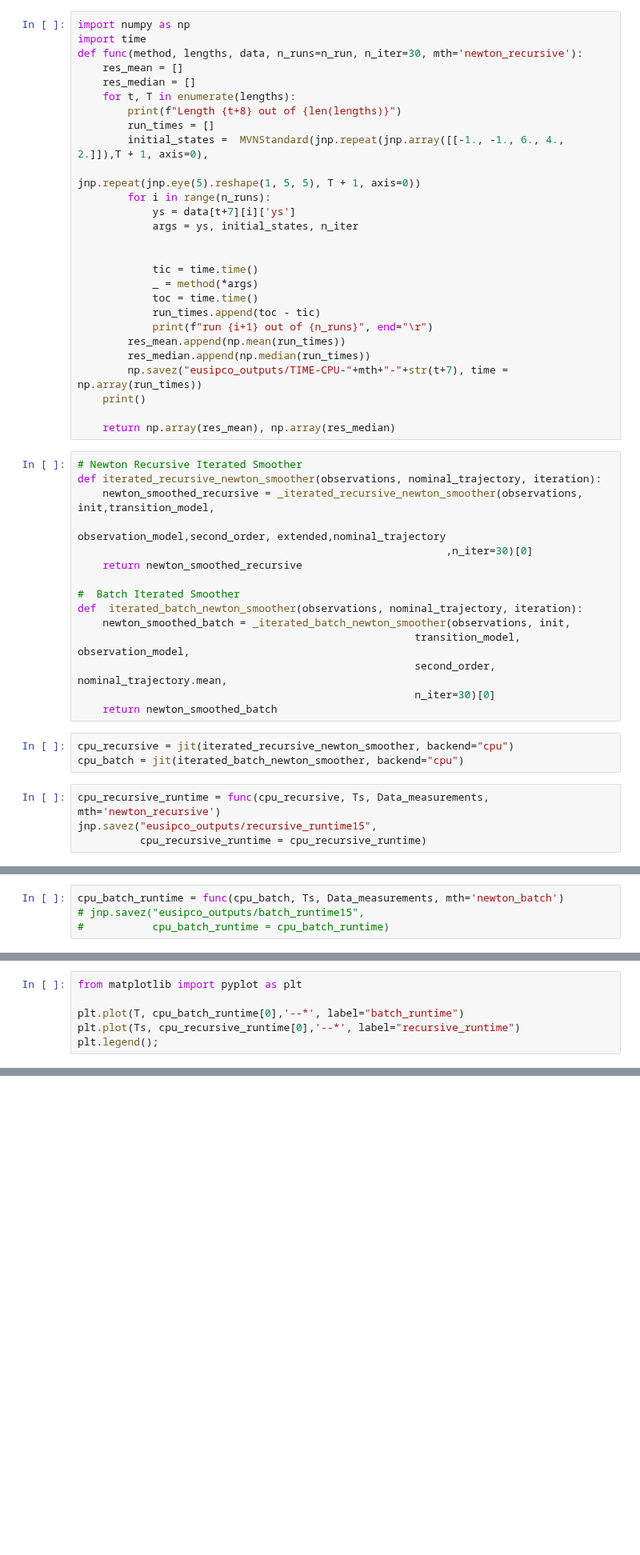
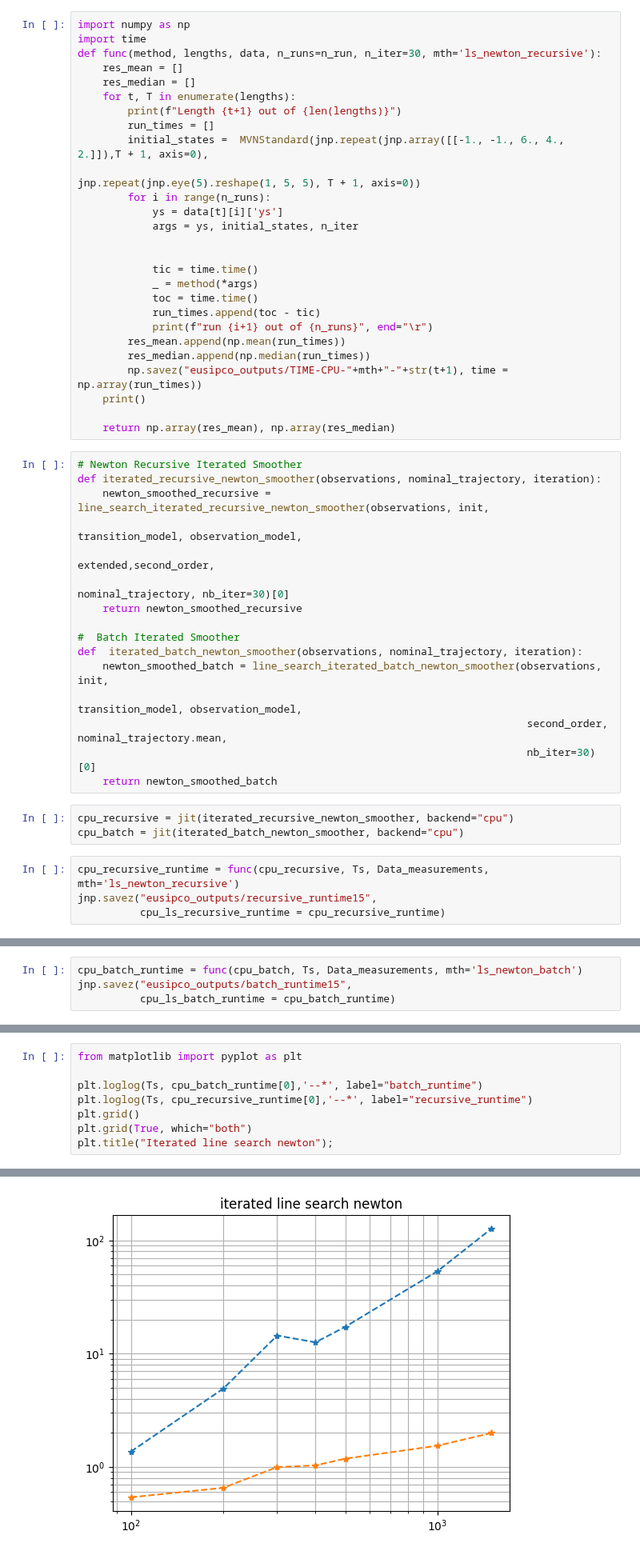
Before and after one commit to hanyas/second-order-smoothers, a Jupyter notebook: notebooks/experiment_bearing_only_time_batch_sequential.ipynb, the cells around one changed output, grey strips where cells are left out. Shown at 80% size. Cells and saved outputs as stored; diff of their text form; blank space fills up the shorter version.

```diff
--- a/notebooks/experiment_bearing_only_time_batch_sequential.ipynb
+++ b/notebooks/experiment_bearing_only_time_batch_sequential.ipynb
@@ -56,16 +53,16 @@ with open("eusipco_outputs/data_measurements.pkl", "rb") as open_file:
 # %%
 import numpy as np
 import time
-def func(method, lengths, data, n_runs=n_run, n_iter=30, mth='newton_recursive'):
+def func(method, lengths, data, n_runs=n_run, n_iter=30, mth='ls_newton_recursive'):
     res_mean = []
     res_median = []
     for t, T in enumerate(lengths):
-        print(f"Length {t+8} out of {len(lengths)}")
+        print(f"Length {t+1} out of {len(lengths)}")
         run_times = []
         initial_states =  MVNStandard(jnp.repeat(jnp.array([[-1., -1., 6., 4., 2.]]),T + 1, axis=0),
                                                                  jnp.repeat(jnp.eye(5).reshape(1, 5, 5), T + 1, axis=0))
         for i in range(n_runs):
-            ys = data[t+7][i]['ys']
+            ys = data[t][i]['ys']
             args = ys, initial_states, n_iter
 
 
@@ -76,30 +73,31 @@ def func(method, lengths, data, n_runs=n_run, n_iter=30, mth='newton_recursive')
             print(f"run {i+1} out of {n_runs}", end="\r")
         res_mean.append(np.mean(run_times))
         res_median.append(np.median(run_times))
-        np.savez("eusipco_outputs/TIME-CPU-"+mth+"-"+str(t+7), time = np.array(run_times))
+        np.savez("eusipco_outputs/TIME-CPU-"+mth+"-"+str(t+1), time = np.array(run_times))
     print()
 
     return np.array(res_mean), np.array(res_median)
 # %%
 # Newton Recursive Iterated Smoother
 def iterated_recursive_newton_smoother(observations, nominal_trajectory, iteration):
-    newton_smoothed_recursive = _iterated_recursive_newton_smoother(observations, init,transition_model,
-                                                           observation_model,second_order, extended,nominal_trajectory
-                                                           ,n_iter=30)[0]
+    newton_smoothed_recursive = line_search_iterated_recursive_newton_smoother(observations, init,
+                                                                                transition_model, observation_model,
+                                                                                extended,second_order,
+                                                                                nominal_trajectory, nb_iter=30)[0]
     return newton_smoothed_recursive
 
 #  Batch Iterated Smoother
 def  iterated_batch_newton_smoother(observations, nominal_trajectory, iteration):
-    newton_smoothed_batch = _iterated_batch_newton_smoother(observations, init,
-                                                      transition_model, observation_model,
-                                                      second_order, nominal_trajectory.mean,
-                                                      n_iter=30)[0]
+    newton_smoothed_batch = line_search_iterated_batch_newton_smoother(observations, init,
+                                                                        transition_model, observation_model,
+                                                                        second_order, nominal_trajectory.mean,
+                                                                        nb_iter=30)[0]
     return newton_smoothed_batch
 # %%
 cpu_recursive = jit(iterated_recursive_newton_smoother, backend="cpu")
 cpu_batch = jit(iterated_batch_newton_smoother, backend="cpu")
 # %%
-cpu_recursive_runtime = func(cpu_recursive, Ts, Data_measurements, mth='newton_recursive')
+cpu_recursive_runtime = func(cpu_recursive, Ts, Data_measurements, mth='ls_newton_recursive')
 jnp.savez("eusipco_outputs/recursive_runtime15",
-          cpu_recursive_runtime = cpu_recursive_runtime)
+          cpu_ls_recursive_runtime = cpu_recursive_runtime)
 # %% [output]
@@ -122,6 +111,6 @@ Length 20 out of 20
 run 20 out of 20
 # %%
-cpu_batch_runtime = func(cpu_batch, Ts, Data_measurements, mth='newton_batch')
-# jnp.savez("eusipco_outputs/batch_runtime15",
-#           cpu_batch_runtime = cpu_batch_runtime)
+cpu_batch_runtime = func(cpu_batch, Ts, Data_measurements, mth='ls_newton_batch')
+jnp.savez("eusipco_outputs/batch_runtime15",
+          cpu_ls_batch_runtime = cpu_batch_runtime)
 # %% [output]
@@ -140,6 +125,9 @@ Length 9 out of 13
 # %%
 from matplotlib import pyplot as plt
 
-plt.plot(T, cpu_batch_runtime[0],'--*', label="batch_runtime")
-plt.plot(Ts, cpu_recursive_runtime[0],'--*', label="recursive_runtime")
-plt.legend();
+plt.loglog(Ts, cpu_batch_runtime[0],'--*', label="batch_runtime")
+plt.loglog(Ts, cpu_recursive_runtime[0],'--*', label="recursive_runtime")
+plt.grid()
+plt.grid(True, which="both")
+plt.title("Iterated line search newton");
+# %% [output]
@@ -146,3 +135,4 @@ plt.legend();
+[figure, added]
 # %%
 import pandas as pd
 
```
Also changed, not shown: parts of 9 cells of this notebook, 3 other files.
